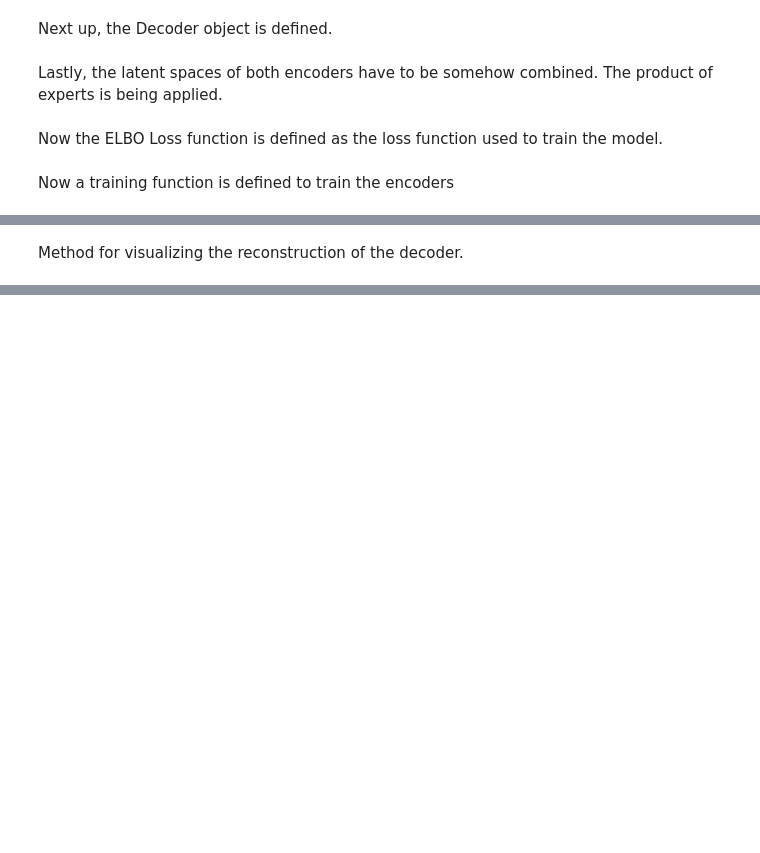
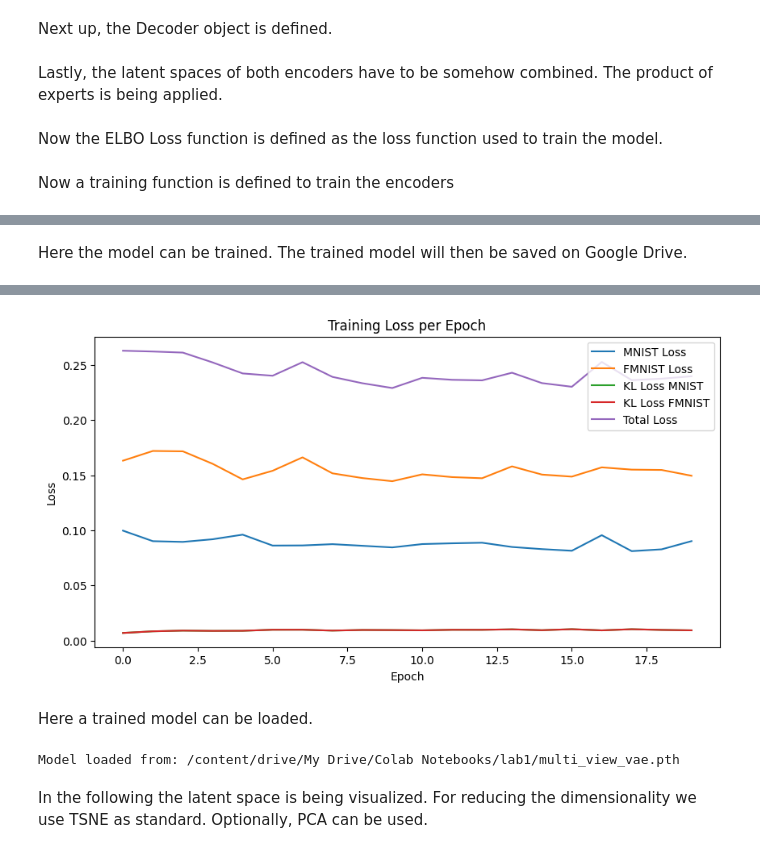
Before and after one commit to Marcos-Sanson/UC3M-ML, a Jupyter notebook: LAB01.ipynb, the cells around one changed output, grey strips where cells are left out. Saved outputs shown, nothing was run; the diff lists cells and outputs as text; code cells hidden in the pictures; blank space fills up the shorter version.

Commit message:
Created using Colab Developed for the class "Machine Learning in Healthcare" at Universidad Carlos III de Madrid (UC3M)

```diff
--- a/LAB01.ipynb
+++ b/LAB01.ipynb
@@ -144,11 +210,14 @@ class Decoder(nn.Module):
         self.decoder = nn.Sequential(
             nn.Linear(latent_dim, 256),
             nn.ReLU(),
+            nn.Dropout(0.5),  # Dropout after ReLU
             nn.Linear(256, 7 * 7 * 64),
             nn.ReLU(),
+            nn.Dropout(0.25),  # Dropout after ReLU
             nn.Unflatten(1, (64, 7, 7)),
             nn.ConvTranspose2d(64, 32, kernel_size=3, stride=2, padding=1, output_padding=1),
             nn.ReLU(),
+            nn.Dropout(0.25),  # Dropout after ReLU
             nn.ConvTranspose2d(32, 1, kernel_size=3, stride=2, padding=1, output_padding=1),
             nn.Sigmoid()
         )
@@ -214,15 +313,14 @@ Now the ELBO Loss function is defined as the loss function used to train the mod
 # VAE loss function: Reconstruction loss + KL Divergence
 def loss_function(reconstructed, original, z_mean, z_log_var):
     # Readjust the dimension of the original image s.t. the data points are closer in the output space.
-    original = (original + 1) / 2
+    original = (original + 1) / 2 # Normalization
 
-    original = original.clamp(0,1)
     # Reconstruction loss (BCE loss for images)
     recon_loss = nn.functional.binary_cross_entropy(reconstructed, original, reduction='sum')
 
     # KL Divergence loss
     kl_loss = -0.5 * torch.sum(1 + z_log_var - z_mean.pow(2) - z_log_var.exp())
 
-    return recon_loss + kl_loss
+    return recon_loss + kl_loss, kl_loss
 # %% [markdown]
 Now a training function is defined to train the encoders
@@ -262,10 +326,0 @@ Here the implementation is being tested:
-# %%
-# Instantiate model and optimizer
-latent_dim = 20
-multi_view_vae = MultiViewVAE(latent_dim).to(device)
-
-# Optimizing the parameters of the multi view VAE to ensure best results
-optimizer = optim.Adam(multi_view_vae.parameters(), lr=1e-3)
-
-# Train the Multi-View VAE
-train_multi_view_vae(multi_view_vae, mnist_train_loader, fashion_train_loader, optimizer)
@@ -283,2 +326,0 @@ Epoch 10, Loss: 0.580697265625
-# %% [markdown]
-Method for visualizing the reconstruction of the decoder.
@@ -284,0 +389,31 @@ Method for visualizing the reconstruction of the decoder.
+# %% [markdown]
+Here the model can be trained. The trained model will then be saved on Google Drive.
+# %%
+# Instantiate model and optimizer
+latent_dim = 20
+multi_view_vae = MultiViewVAE(latent_dim).to(device)
+
+# Optimizing the parameters of the multi-view VAE
+optimizer = optim.Adam(multi_view_vae.parameters(), lr=1e-3, weight_decay=1e-5)
+
+# Train the Multi-View VAE using the paired data loader
+mnist_losses, fmnist_losses, total_losses, kl_losses_mnist, kl_losses_fmnist = train_multi_view_vae(
+    multi_view_vae, paired_loader, optimizer, epochs=20)
+
+# Visualize the training loss
+plt.figure(figsize=(10, 5))
+# Define the x-axis values as epochs
+plt.plot(mnist_losses, label='MNIST Loss')
+plt.plot(fmnist_losses, label='FMNIST Loss')
+plt.plot(kl_losses_mnist, label='KL Loss MNIST')
+plt.plot(kl_losses_fmnist, label='KL Loss FMNIST')
+plt.plot(total_losses, label='Total Loss')
+plt.xlabel('Epoch')
+plt.ylabel('Loss')
+plt.title('Training Loss per Epoch')
+plt.legend()
+plt.show()
+
+# Save the model
+torch.save(multi_view_vae.state_dict(), save_path)
+# %% [output]
@@ -284,0 +440,18 @@ Method for visualizing the reconstruction of the decoder.
+[figure, added]
+# %% [markdown]
+Here a trained model can be loaded.
+# %%
+# Instantiate a new model (same architecture as the saved one)
+latent_dim = 20  # Make sure this is the same latent_dim used during training
+multi_view_vae = MultiViewVAE(latent_dim).to(device)
+
+# Load the model if the save file exists
+if os.path.exists(save_path):
+    multi_view_vae.load_state_dict(torch.load(save_path))
+    print(f"Model loaded from: {save_path}")
+else:
+    print(f"Save file not found at: {save_path}")
+# %% [output]
+Model loaded from: /content/drive/My Drive/Colab Notebooks/lab1/multi_view_vae.pth
+# %% [markdown]
+In the following the latent space is being visualized. For reducing the dimensionality we use TSNE as standard. Optionally, PCA can be used.
```
Also changed, not shown: parts of 23 cells of this notebook.
